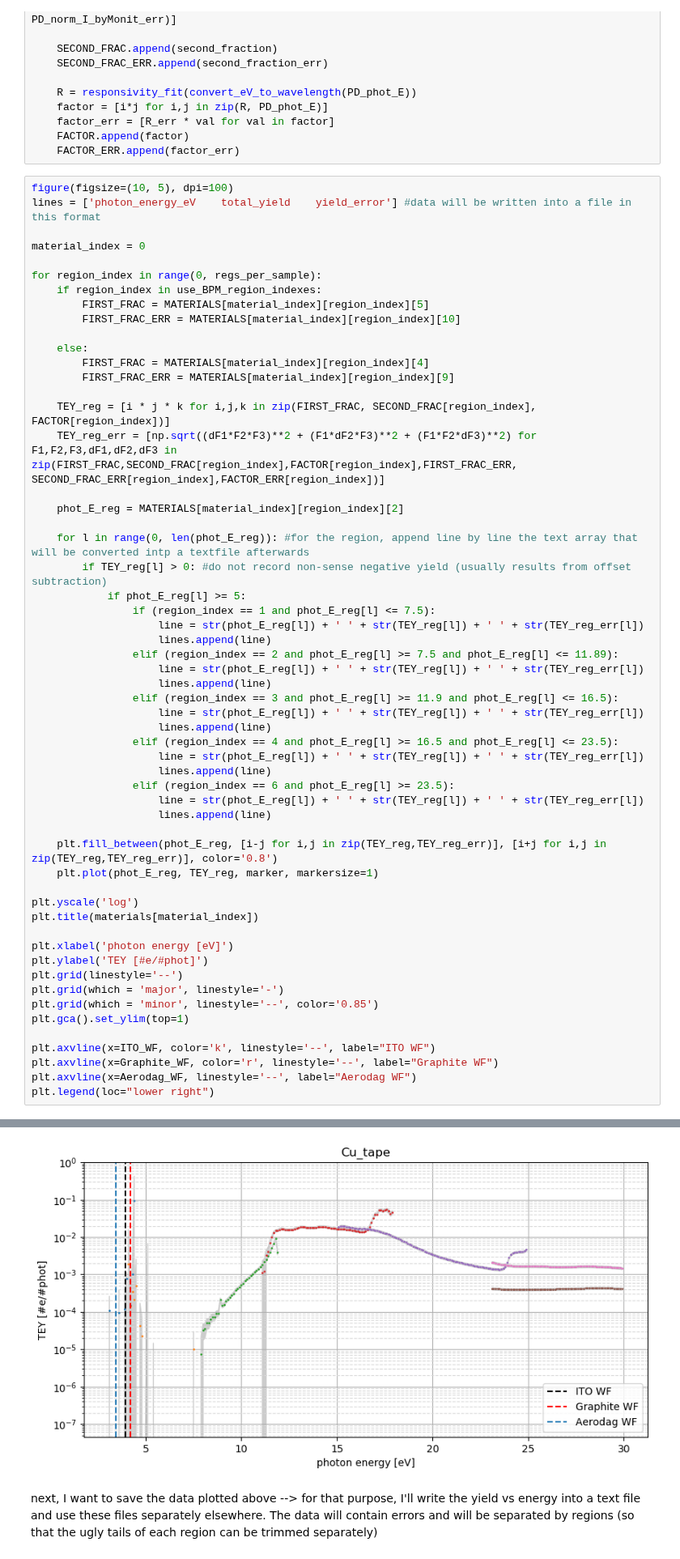
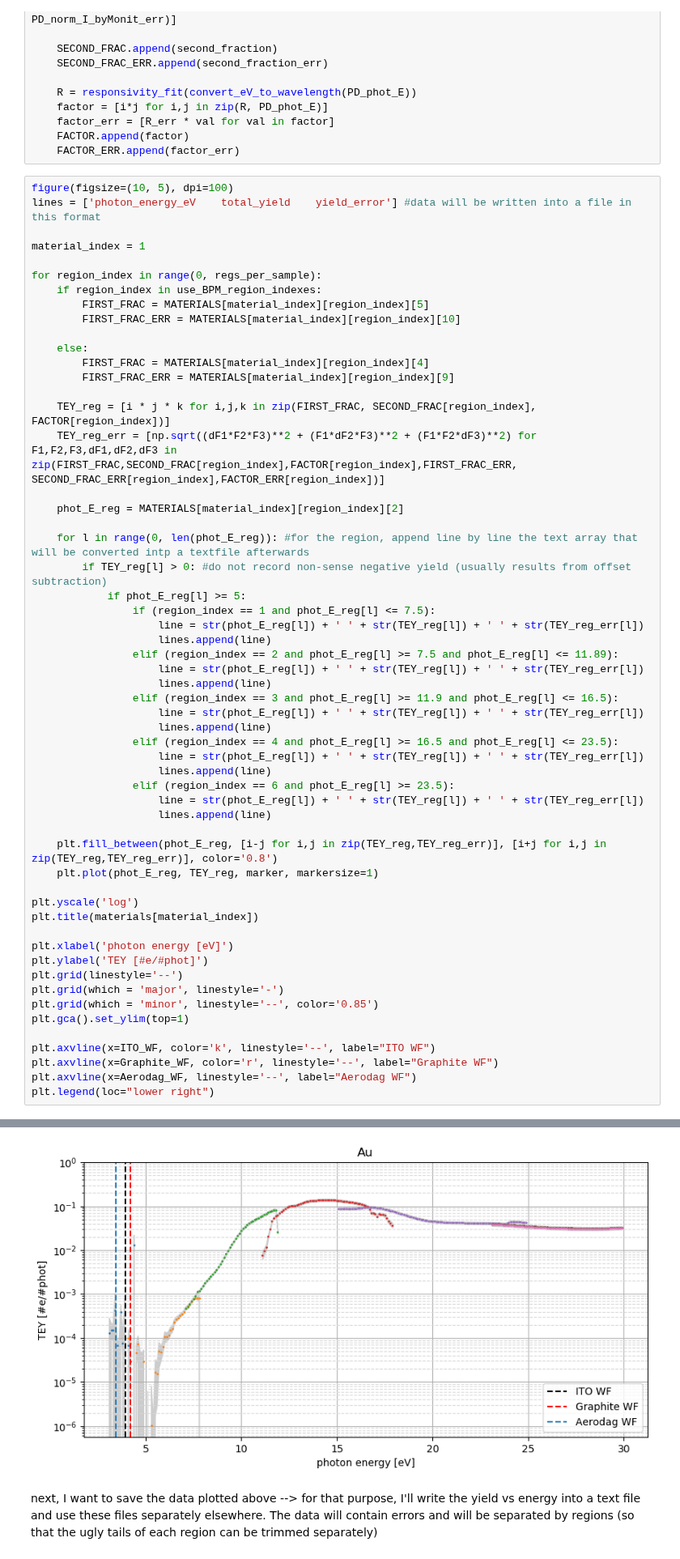
Before and after one commit to sebastiankalos/Elettra_data, a Jupyter notebook: BEAR_analysis.ipynb, the cells around one changed output, grey strips where cells are left out. Shown at 81% size. Drawn from its saved outputs; the diff is of its cells as text.

```diff
--- a/BEAR_analysis.ipynb
+++ b/BEAR_analysis.ipynb
@@ -546,7 +546,7 @@ for i in range(1, regs_per_sample+1): #for each region
 figure(figsize=(10, 5), dpi=100)
 lines = ['photon_energy_eV    total_yield    yield_error'] #data will be written into a file in this format
 
-material_index = 0
+material_index = 1
 
 for region_index in range(0, regs_per_sample):
     if region_index in use_BPM_region_indexes:
@@ -573,34 +573,34 @@ for region_index in range(0, regs_per_sample):
                     lines.append(line)
                 elif (region_index == 3 and phot_E_reg[l] >= 11.9 and phot_E_reg[l] <= 16.5):
                     line = str(phot_E_reg[l]) + ' ' + str(TEY_reg[l]) + ' ' + str(TEY_reg_err[l])
                     lines.append(line)
                 elif (region_index == 4 and phot_E_reg[l] >= 16.5 and phot_E_reg[l] <= 23.5):
                     line = str(phot_E_reg[l]) + ' ' + str(TEY_reg[l]) + ' ' + str(TEY_reg_err[l])
                     lines.append(line)
                 elif (region_index == 6 and phot_E_reg[l] >= 23.5):
                     line = str(phot_E_reg[l]) + ' ' + str(TEY_reg[l]) + ' ' + str(TEY_reg_err[l])
                     lines.append(line)
 
     plt.fill_between(phot_E_reg, [i-j for i,j in zip(TEY_reg,TEY_reg_err)], [i+j for i,j in zip(TEY_reg,TEY_reg_err)], color='0.8')
     plt.plot(phot_E_reg, TEY_reg, marker, markersize=1)
 
 plt.yscale('log')
 plt.title(materials[material_index])
 
 plt.xlabel('photon energy [eV]')
 plt.ylabel('TEY [#e/#phot]')
 plt.grid(linestyle='--')
 plt.grid(which = 'major', linestyle='-')
 plt.grid(which = 'minor', linestyle='--', color='0.85')
 plt.gca().set_ylim(top=1)
 
 plt.axvline(x=ITO_WF, color='k', linestyle='--', label="ITO WF")
 plt.axvline(x=Graphite_WF, color='r', linestyle='--', label="Graphite WF")
 plt.axvline(x=Aerodag_WF, linestyle='--', label="Aerodag WF")
 plt.legend(loc="lower right")
 # %% [output]
 <matplotlib.legend.Legend at 0x...>
-[figure, old version]
+[figure, new version]
 # %% [markdown]
 next, I want to save the data plotted above --> for that purpose, I'll write the yield vs energy into a text file and use these files separately elsewhere. The data will contain errors and will be separated by regions (so that the ugly tails of each region can be trimmed separately)
 # %%
```
Also changed, not shown: parts of 1 cell of this notebook, 2 other files.
